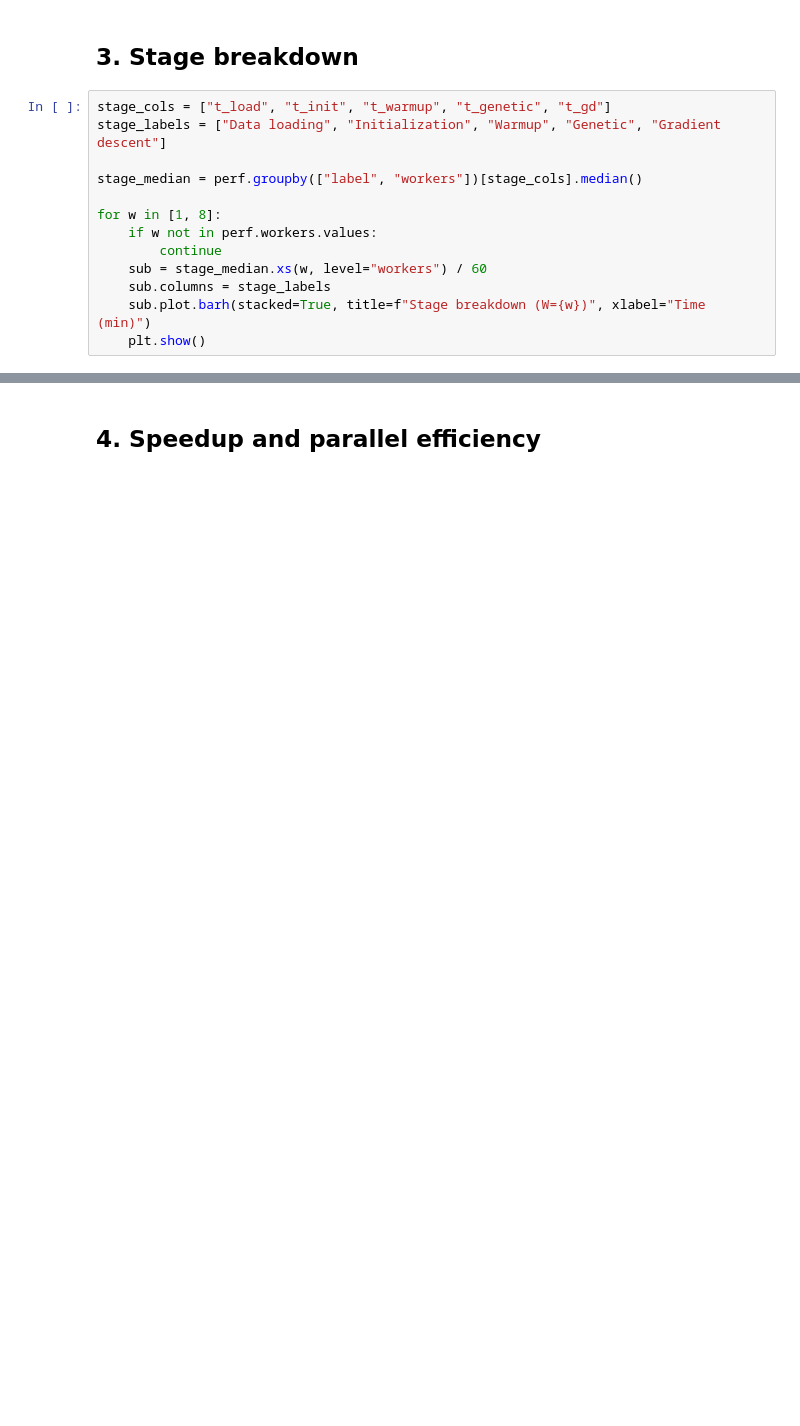
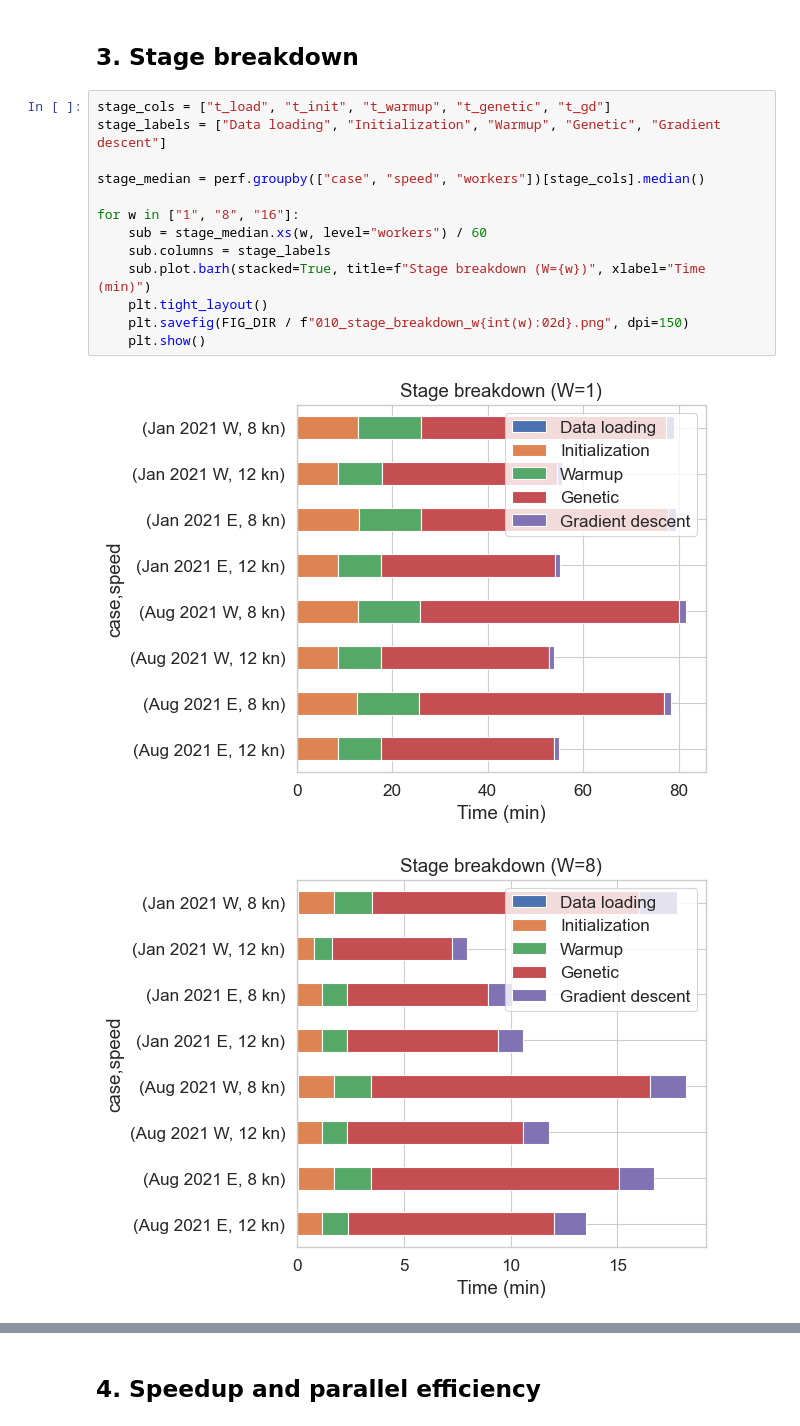
Before and after one commit to willirath/ship_routing, a Jupyter notebook: experiments/perf_001/notebooks/010_perf_analysis.ipynb, the cells around one changed output, grey strips where cells are left out. Drawn from its saved outputs; the diff is of its cells as text; blank space fills up the shorter version.

```diff
--- a/experiments/perf_001/notebooks/010_perf_analysis.ipynb
+++ b/experiments/perf_001/notebooks/010_perf_analysis.ipynb
@@ -103,13 +115,16 @@ plt.show()
 # %%
 stage_cols = ["t_load", "t_init", "t_warmup", "t_genetic", "t_gd"]
 stage_labels = ["Data loading", "Initialization", "Warmup", "Genetic", "Gradient descent"]
 
-stage_median = perf.groupby(["label", "workers"])[stage_cols].median()
+stage_median = perf.groupby(["case", "speed", "workers"])[stage_cols].median()
 
-for w in [1, 8]:
-    if w not in perf.workers.values:
-        continue
+for w in ["1", "8", "16"]:
     sub = stage_median.xs(w, level="workers") / 60
     sub.columns = stage_labels
     sub.plot.barh(stacked=True, title=f"Stage breakdown (W={w})", xlabel="Time (min)")
+    plt.tight_layout()
+    plt.savefig(FIG_DIR / f"010_stage_breakdown_w{int(w):02d}.png", dpi=150)
     plt.show()
+# %% [output]
+[figure, added]
+[figure, added]
```
Also changed, not shown: parts of 11 cells of this notebook, 14 other files.
